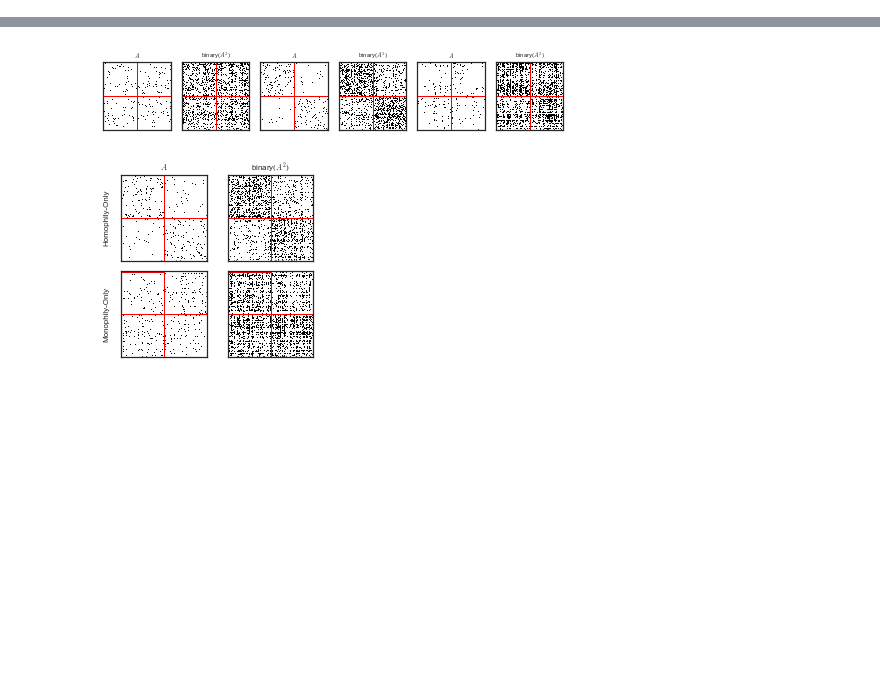
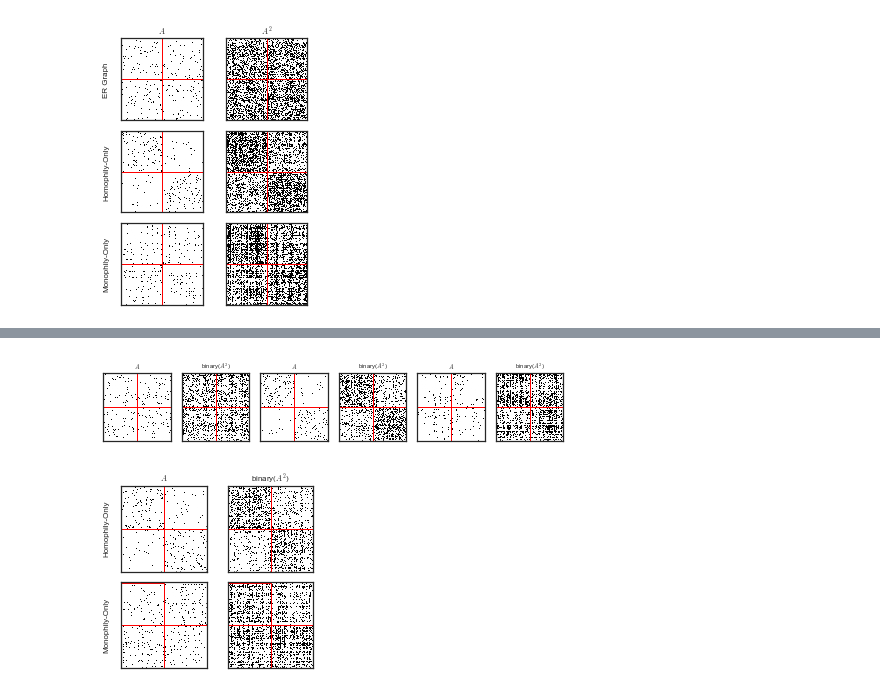
Before and after one commit to kaltenburger/homophily_monophily_NHB, a Jupyter notebook: code/0_oSBM/Fig 1b.ipynb, the cells around one changed output, grey strips where cells are left out. Drawn from its saved outputs; the diff is of its cells as text; code cells hidden in the pictures; blank space fills up the shorter version.

```diff
--- a/code/0_oSBM/Fig 1b.ipynb
+++ b/code/0_oSBM/Fig 1b.ipynb
@@ -324,0 +372,79 @@ plt.show()
+# %%
+%matplotlib inline
+partition_01 = False
+f, axarr = plt.subplots(3, 2,
+                    sharey=False, sharex=False,
+                    figsize=(3.46457, 4.2),
+                    squeeze = True)
+
+## ER graph
+draw_adjacency_matrix_modified(adj_ER, plt_name=axarr[0,0],
+                              partitions = [gender_ER_lists],
+                              colors = ['red'],
+                              partition_indicator = partition_01)
+                      #partitions=[gender_ER_lists],
+                      #colors=["red"],
+                      #plt_name=axarr[0,0])
+axarr[0,0].set_xticklabels([])
+axarr[0,0].set_yticklabels([])
+
+
+
+draw_adjacency_matrix_modified(adj_ER2, plt_name=axarr[0,1],
+                              partitions = [gender_ER_lists],
+                              colors = ['red'],
+                              partition_indicator = partition_01)
+
+axarr[0,1].set_xticklabels([])
+axarr[0,1].set_yticklabels([])
+
+
+## Homophily-Only
+draw_adjacency_matrix_modified(adj_homophily, plt_name=axarr[1,0],
+                              partitions = [gender_homophily_lists],
+                              colors = ['red'],
+                              partition_indicator = partition_01)
+
+axarr[1,0].set_xticklabels([])
+axarr[1,0].set_yticklabels([])
+
+
+draw_adjacency_matrix_modified(adj_homophily2,plt_name=axarr[1,1],
+                              partitions = [gender_homophily_lists],
+                              colors = ['red'],
+                              partition_indicator = partition_01)
+
+
+axarr[1,1].set_xticklabels([])
+axarr[1,1].set_yticklabels([])
+
+
+
+## Monophily-Only
+draw_adjacency_matrix_modified(adj_monophily,plt_name=axarr[2,0],
+                              partitions = [gender_monophily_lists],
+                              colors = ['red'],
+                              partition_indicator = partition_01)
+axarr[2,0].set_xticklabels([])
+axarr[2,0].set_yticklabels([])
+
+
+draw_adjacency_matrix_modified(adj_monophily2,plt_name=axarr[2,1],
+                              partitions = [gender_monophily_lists],
+                              colors = ['red'],
+                              partition_indicator = partition_01)
+axarr[2,1].set_xticklabels([])
+axarr[2,1].set_yticklabels([])
+axarr[0,0].set_title('$A$', size = 8)
+axarr[0,1].set_title('$A^2$', size = 8)
+
+axarr[0,0].set_ylabel('ER Graph', size = 8)
+axarr[1,0].set_ylabel('Homophily-Only',size = 8)
+axarr[2,0].set_ylabel('Monophily-Only',size = 8)
+plt.subplots_adjust(wspace=0.02, hspace=0.02)
+plt.tight_layout()
+pp = PdfPages('../../figures/figure1bNEW.pdf')
+pp.savefig(dpi = 300)
+pp.close()
+# %% [output]
+[figure, added]
```
Also changed, not shown: parts of 17 cells of this notebook, 8 other files.
